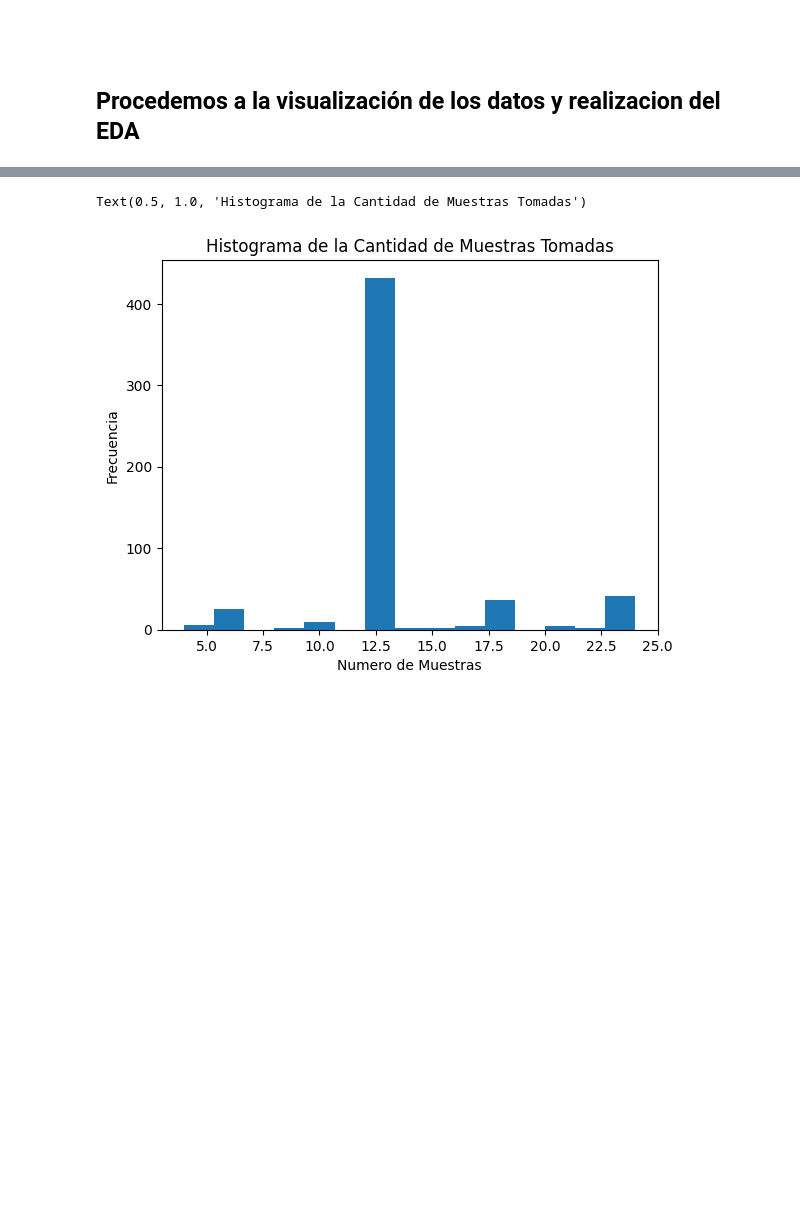
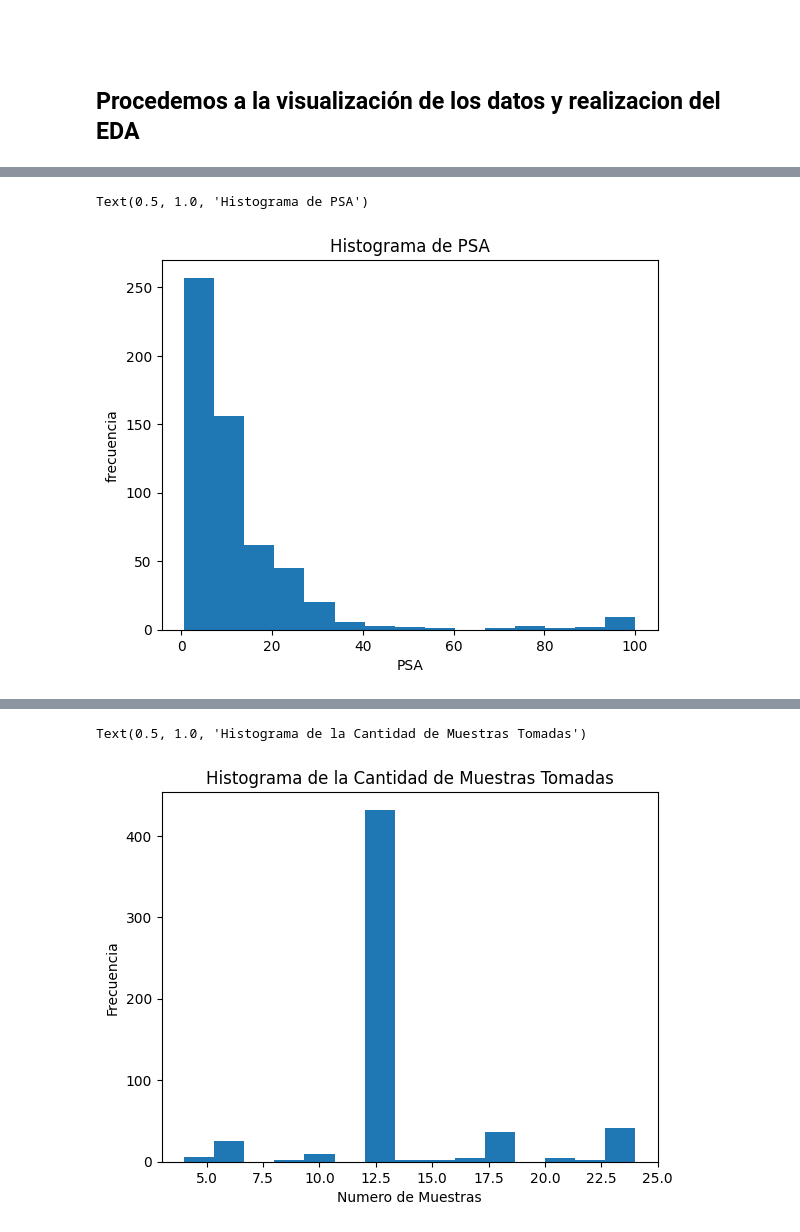
Before and after one commit to SebastianGSVV/Integrador_M6, a Jupyter notebook: Integrador_M6.ipynb, the cells around one changed output, grey strips where cells are left out. Drawn from its saved outputs; the diff is of its cells as text; code cells hidden in the pictures; blank space fills up the shorter version.

```diff
--- a/Integrador_M6.ipynb
+++ b/Integrador_M6.ipynb
@@ -259,0 +259,9 @@ Text(0.5, 1.0, 'Histograma de las Edades')
+# %%
+# Crea un histograma de la variable PSA
+plt.hist(df["PSA"],bins=15)
+plt.xlabel("PSA")
+plt.ylabel("frecuencia")
+plt.title("Histograma de PSA")
+# %% [output]
+Text(0.5, 1.0, 'Histograma de PSA')
+[figure, added]
```
Also changed, not shown: parts of 38 cells of this notebook, 2 other files.
